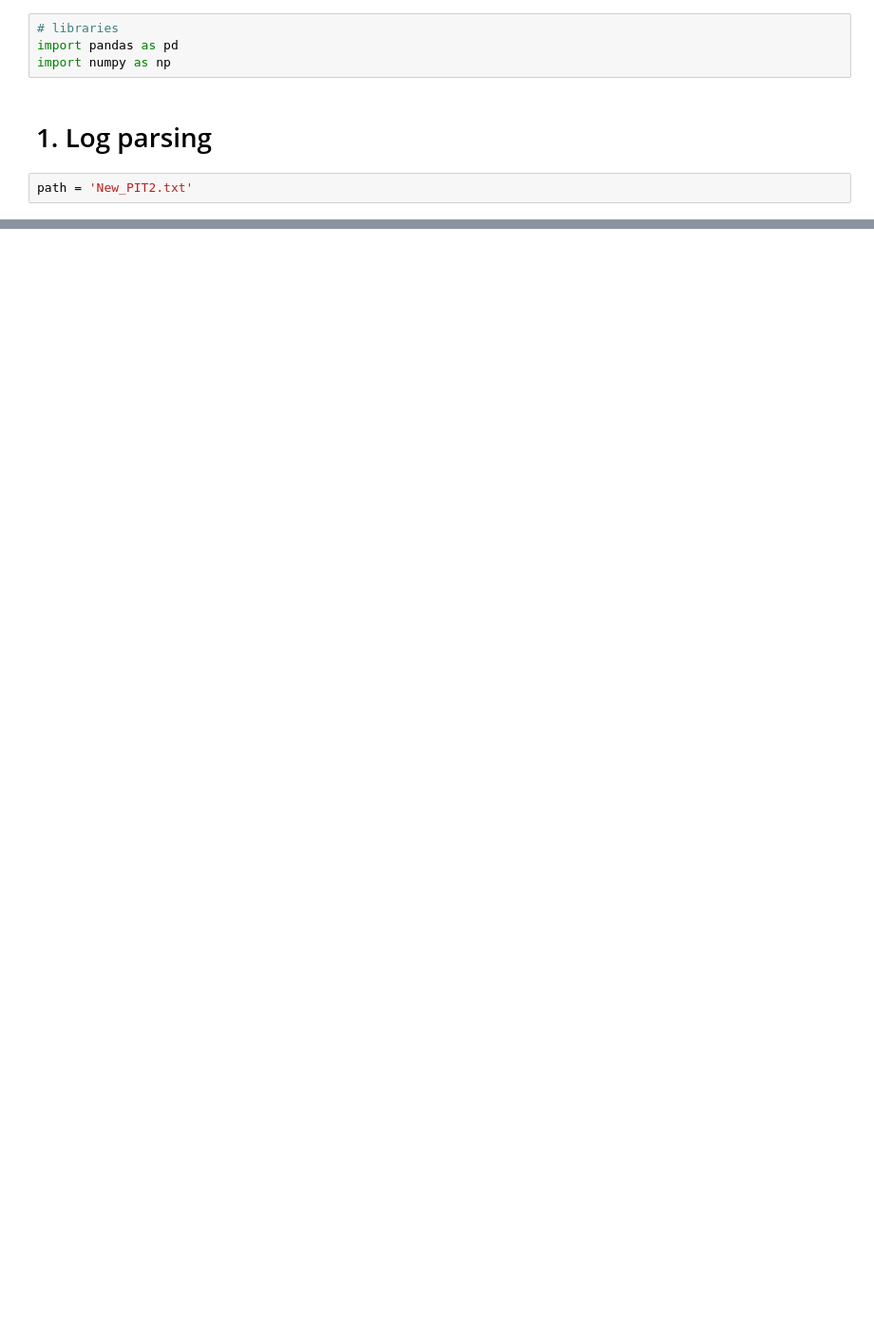
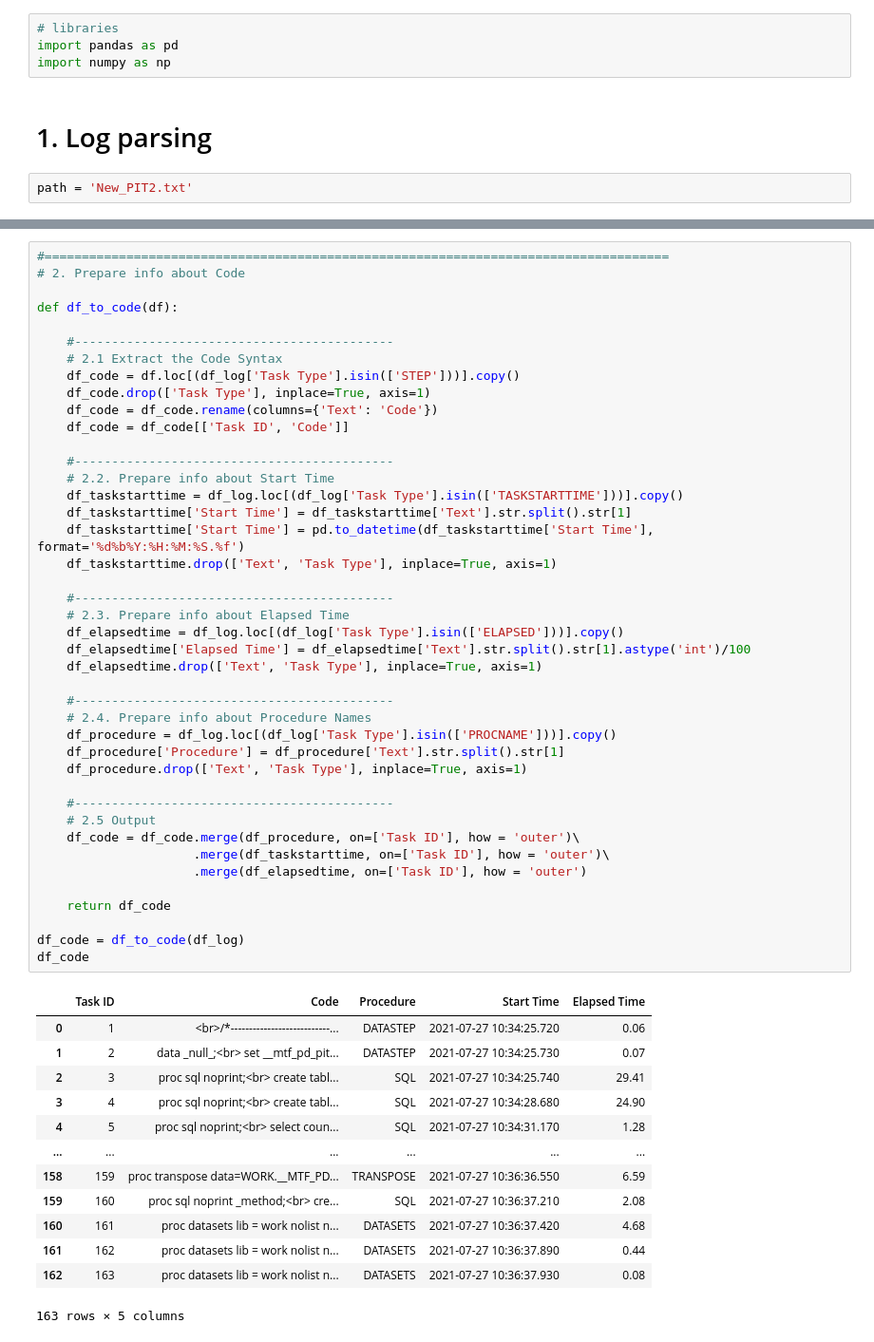
Before and after one commit to olebach/SAS-Log-Parser, a Jupyter notebook: Log parsing.ipynb, the cells around one changed output, grey strips where cells are left out. Shown at 95% size. Cells and saved outputs as stored; diff of their text form; blank space fills up the shorter version.

```diff
--- a/Log parsing.ipynb
+++ b/Log parsing.ipynb
@@ -53,2 +59,58 @@ df_log
+# %%
+#====================================================================================
+# 2. Prepare info about Code
+
+def df_to_code(df):
+
+    #-------------------------------------------
+    # 2.1 Extract the Code Syntax
+    df_code = df.loc[(df_log['Task Type'].isin(['STEP']))].copy()
+    df_code.drop(['Task Type'], inplace=True, axis=1)
+    df_code = df_code.rename(columns={'Text': 'Code'})
+    df_code = df_code[['Task ID', 'Code']]
+
+    #-------------------------------------------
+    # 2.2. Prepare info about Start Time
+    df_taskstarttime = df_log.loc[(df_log['Task Type'].isin(['TASKSTARTTIME']))].copy()
+    df_taskstarttime['Start Time'] = df_taskstarttime['Text'].str.split().str[1]
+    df_taskstarttime['Start Time'] = pd.to_datetime(df_taskstarttime['Start Time'], format='%d%b%Y:%H:%M:%S.%f')
+    df_taskstarttime.drop(['Text', 'Task Type'], inplace=True, axis=1)
+
+    #-------------------------------------------
+    # 2.3. Prepare info about Elapsed Time
+    df_elapsedtime = df_log.loc[(df_log['Task Type'].isin(['ELAPSED']))].copy()
+    df_elapsedtime['Elapsed Time'] = df_elapsedtime['Text'].str.split().str[1].astype('int')/100
+    df_elapsedtime.drop(['Text', 'Task Type'], inplace=True, axis=1)
+
+    #-------------------------------------------
+    # 2.4. Prepare info about Procedure Names
+    df_procedure = df_log.loc[(df_log['Task Type'].isin(['PROCNAME']))].copy()
+    df_procedure['Procedure'] = df_procedure['Text'].str.split().str[1]
+    df_procedure.drop(['Text', 'Task Type'], inplace=True, axis=1)
+
+    #-------------------------------------------
+    # 2.5 Output
+    df_code = df_code.merge(df_procedure, on=['Task ID'], how = 'outer')\
+                     .merge(df_taskstarttime, on=['Task ID'], how = 'outer')\
+                     .merge(df_elapsedtime, on=['Task ID'], how = 'outer')
+
+    return df_code
+
+df_code = df_to_code(df_log)
+df_code
+# %% [output]
+|  | Task ID | Code | Procedure | Start Time | Elapsed Time |
+| 0 | 1 | <br>/*---------------------------... | DATASTEP | 2021-07-27 10:34:25.720 | 0.06 |
+| 1 | 2 | data _null_;<br> set __mtf_pd_pit... | DATASTEP | 2021-07-27 10:34:25.730 | 0.07 |
+| 2 | 3 | proc sql noprint;<br> create tabl... | SQL | 2021-07-27 10:34:25.740 | 29.41 |
+| 3 | 4 | proc sql noprint;<br> create tabl... | SQL | 2021-07-27 10:34:28.680 | 24.90 |
+| 4 | 5 | proc sql noprint;<br> select coun... | SQL | 2021-07-27 10:34:31.170 | 1.28 |
+| ... | ... | ... | ... | ... | ... |
+| 158 | 159 | proc transpose data=WORK.__MTF_PD... | TRANSPOSE | 2021-07-27 10:36:36.550 | 6.59 |
+| 159 | 160 | proc sql noprint _method;<br> cre... | SQL | 2021-07-27 10:36:37.210 | 2.08 |
+| 160 | 161 | proc datasets lib = work nolist n... | DATASETS | 2021-07-27 10:36:37.420 | 4.68 |
+| 161 | 162 | proc datasets lib = work nolist n... | DATASETS | 2021-07-27 10:36:37.890 | 0.44 |
+| 162 | 163 | proc datasets lib = work nolist n... | DATASETS | 2021-07-27 10:36:37.930 | 0.08 |
+163 rows × 5 columns
 # %%
 #====================================================================================
```
Also changed, not shown: parts of 23 cells of this notebook, 1 other file.
